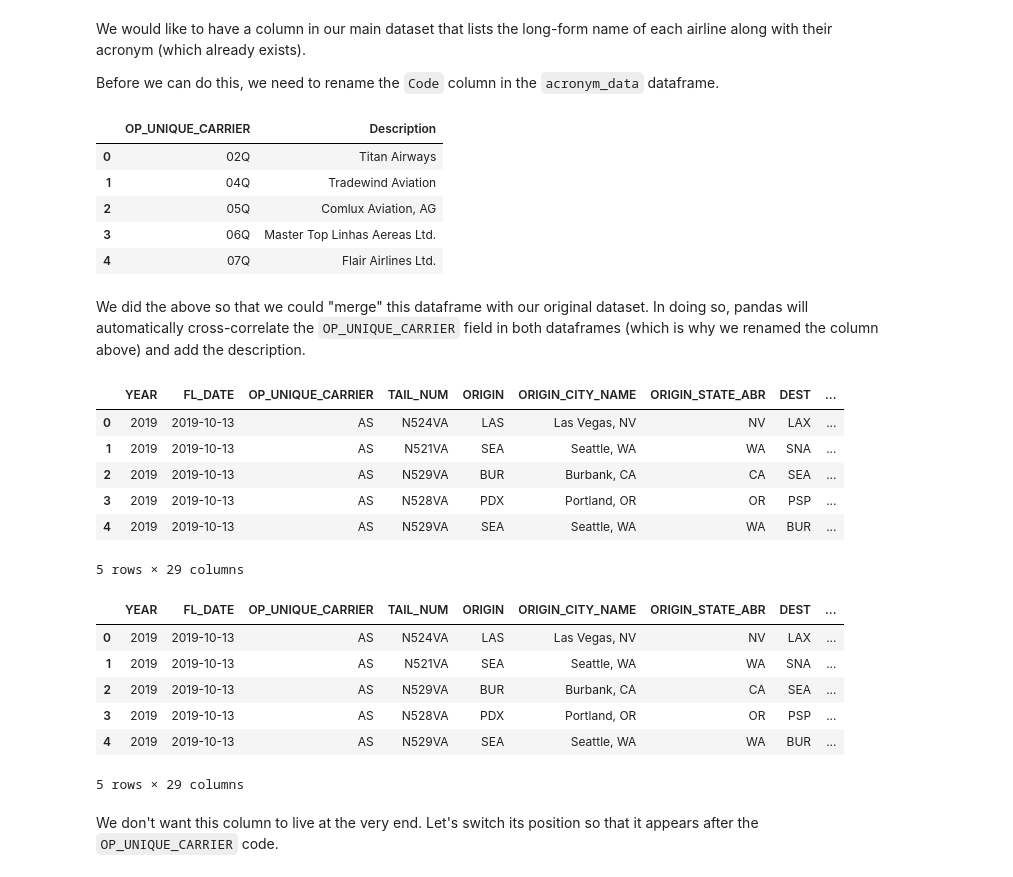
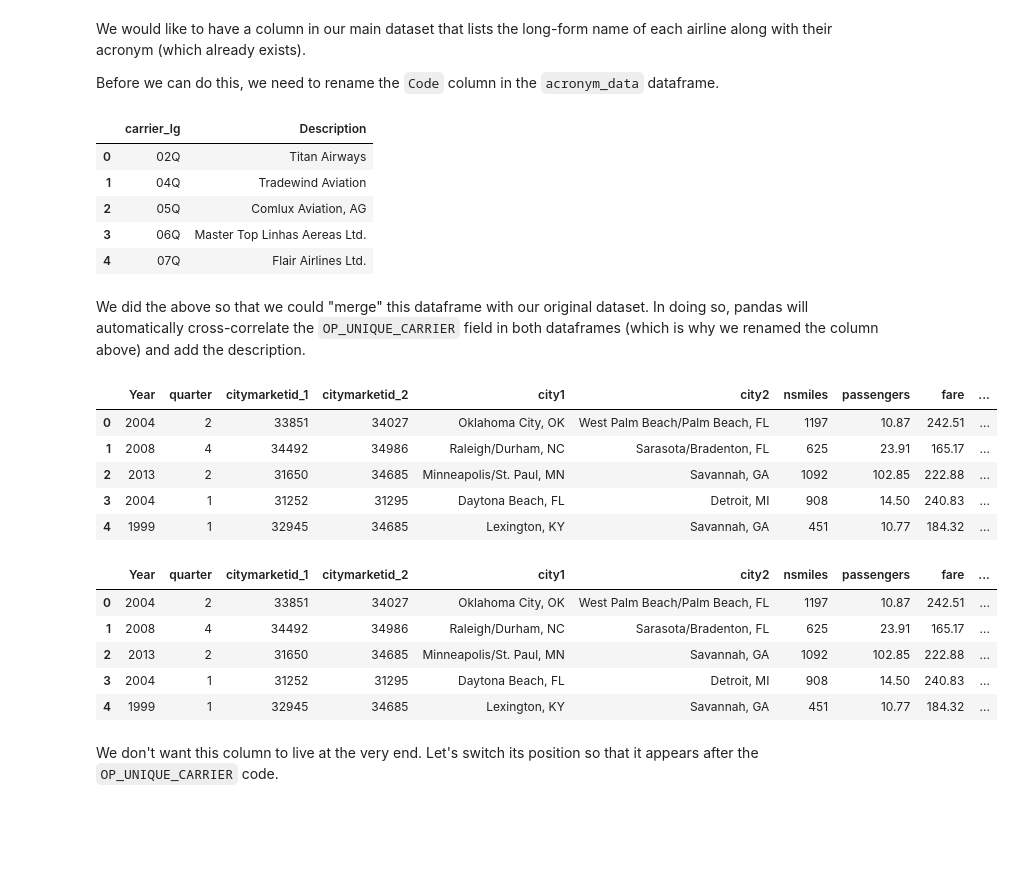
Before and after one commit to NihanPol/intro_pandas_and_seaborn, a Jupyter notebook: Chap_2_Reading_and_massaging_data.ipynb, the cells around one changed output. Cells and saved outputs as stored; diff of their text form; code cells hidden in the pictures; blank space fills up the shorter version.

```diff
--- a/Chap_2_Reading_and_massaging_data.ipynb
+++ b/Chap_2_Reading_and_massaging_data.ipynb
@@ -164,0 +195,9 @@ New column names are: Index(['YEAR', 'FL_DATE', 'OP_UNIQUE_CARRIER', 'TAIL_NUM',
+# %%
+#I'm going to give a different solution here:
+
+#A cleaner way of doing the above is to tell pandas that the ',' is being used for thousands.
+#This can be done when reading in the dataset:
+data = pandas.read_csv("Consumer_Airfare_Report__Table_6_-_Contiguous_State_City-Pair_Markets_That_Average_At_Least_10_Passengers_Per_Day.csv",
+                      thousands = ',')
+
+data.head()
@@ -164,0 +220,4 @@ New column names are: Index(['YEAR', 'FL_DATE', 'OP_UNIQUE_CARRIER', 'TAIL_NUM',
+# %%
+#Let's drop the columns that need to be dropped:
+col_names = data.columns
+print(col_names)
@@ -164,0 +230,3 @@ New column names are: Index(['YEAR', 'FL_DATE', 'OP_UNIQUE_CARRIER', 'TAIL_NUM',
+# %%
+trunc_data = data.drop(col_names[[0, -1]], axis = 1)
+trunc_data.head()
@@ -294,11 +381,11 @@ We would like to have a column in our main dataset that lists the long-form name
 Before we can do this, we need to rename the `Code` column in the `acronym_data` dataframe.
 # %%
 #To rename a column in a dataframe:
-renamed_acronym_data = acronym_data.rename({'Code': 'OP_UNIQUE_CARRIER'}, axis = 1)
+renamed_acronym_data = acronym_data.rename({'Code': 'carrier_lg'}, axis = 1)
 
 renamed_acronym_data.head()
 # %% [output]
-|  | OP_UNIQUE_CARRIER | Description |
+|  | carrier_lg | Description |
 | 0 | 02Q | Titan Airways |
 | 1 | 04Q | Tradewind Aviation |
 | 2 | 05Q | Comlux Aviation, AG |
@@ -307,30 +394,28 @@ renamed_acronym_data.head()
 # %% [markdown]
 We did the above so that we could "merge" this dataframe with our original dataset. In doing so, pandas will automatically cross-correlate the `OP_UNIQUE_CARRIER` field in both dataframes (which is why we renamed the column above) and add the description.
 # %%
-trunc_data = trunc_data.merge(renamed_acronym_data, on = 'OP_UNIQUE_CARRIER')
+trunc_data = trunc_data.merge(renamed_acronym_data, on = ['carrier_lg'])
 
 trunc_data.head()
 # %% [output]
-|  | YEAR | FL_DATE | OP_UNIQUE_CARRIER | TAIL_NUM | ORIGIN | ORIGIN_CITY_NAME | ORIGIN_STATE_ABR | DEST | ... |
-| 0 | 2019 | 2019-10-13 | AS | N524VA | LAS | Las Vegas, NV | NV | LAX | ... |
-| 1 | 2019 | 2019-10-13 | AS | N521VA | SEA | Seattle, WA | WA | SNA | ... |
-| 2 | 2019 | 2019-10-13 | AS | N529VA | BUR | Burbank, CA | CA | SEA | ... |
-| 3 | 2019 | 2019-10-13 | AS | N528VA | PDX | Portland, OR | OR | PSP | ... |
-| 4 | 2019 | 2019-10-13 | AS | N529VA | SEA | Seattle, WA | WA | BUR | ... |
+|  | Year | quarter | citymarketid_1 | citymarketid_2 | city1 | city2 | nsmiles | passengers | fare | ... |
+| 0 | 2004 | 2 | 33851 | 34027 | Oklahoma City, OK | West Palm Beach/Palm Beach, FL | 1197 | 10.87 | 242.51 | ... |
+| 1 | 2008 | 4 | 34492 | 34986 | Raleigh/Durham, NC | Sarasota/Bradenton, FL | 625 | 23.91 | 165.17 | ... |
+| 2 | 2013 | 2 | 31650 | 34685 | Minneapolis/St. Paul, MN | Savannah, GA | 1092 | 102.85 | 222.88 | ... |
+| 3 | 2004 | 1 | 31252 | 31295 | Daytona Beach, FL | Detroit, MI | 908 | 14.50 | 240.83 | ... |
+| 4 | 1999 | 1 | 32945 | 34685 | Lexington, KY | Savannah, GA | 451 | 10.77 | 184.32 | ... |
-5 rows × 29 columns
 # %%
 #Let's rename the column from "description" to something more intuitive:
-trunc_data = trunc_data.rename({'Description': 'AIRLINE_NAME'}, axis = 1)
+trunc_data = trunc_data.rename({'Description': 'carrier_lg_full_name'}, axis = 1)
 
 trunc_data.head()
 # %% [output]
-|  | YEAR | FL_DATE | OP_UNIQUE_CARRIER | TAIL_NUM | ORIGIN | ORIGIN_CITY_NAME | ORIGIN_STATE_ABR | DEST | ... |
-| 0 | 2019 | 2019-10-13 | AS | N524VA | LAS | Las Vegas, NV | NV | LAX | ... |
-| 1 | 2019 | 2019-10-13 | AS | N521VA | SEA | Seattle, WA | WA | SNA | ... |
-| 2 | 2019 | 2019-10-13 | AS | N529VA | BUR | Burbank, CA | CA | SEA | ... |
-| 3 | 2019 | 2019-10-13 | AS | N528VA | PDX | Portland, OR | OR | PSP | ... |
-| 4 | 2019 | 2019-10-13 | AS | N529VA | SEA | Seattle, WA | WA | BUR | ... |
+|  | Year | quarter | citymarketid_1 | citymarketid_2 | city1 | city2 | nsmiles | passengers | fare | ... |
+| 0 | 2004 | 2 | 33851 | 34027 | Oklahoma City, OK | West Palm Beach/Palm Beach, FL | 1197 | 10.87 | 242.51 | ... |
+| 1 | 2008 | 4 | 34492 | 34986 | Raleigh/Durham, NC | Sarasota/Bradenton, FL | 625 | 23.91 | 165.17 | ... |
+| 2 | 2013 | 2 | 31650 | 34685 | Minneapolis/St. Paul, MN | Savannah, GA | 1092 | 102.85 | 222.88 | ... |
+| 3 | 2004 | 1 | 31252 | 31295 | Daytona Beach, FL | Detroit, MI | 908 | 14.50 | 240.83 | ... |
+| 4 | 1999 | 1 | 32945 | 34685 | Lexington, KY | Savannah, GA | 451 | 10.77 | 184.32 | ... |
-5 rows × 29 columns
 # %% [markdown]
 We don't want this column to live at the very end. Let's switch its position so that it appears after the `OP_UNIQUE_CARRIER` code.
 # %%
```
Also changed, not shown: parts of 55 cells of this notebook, 4 other files.
